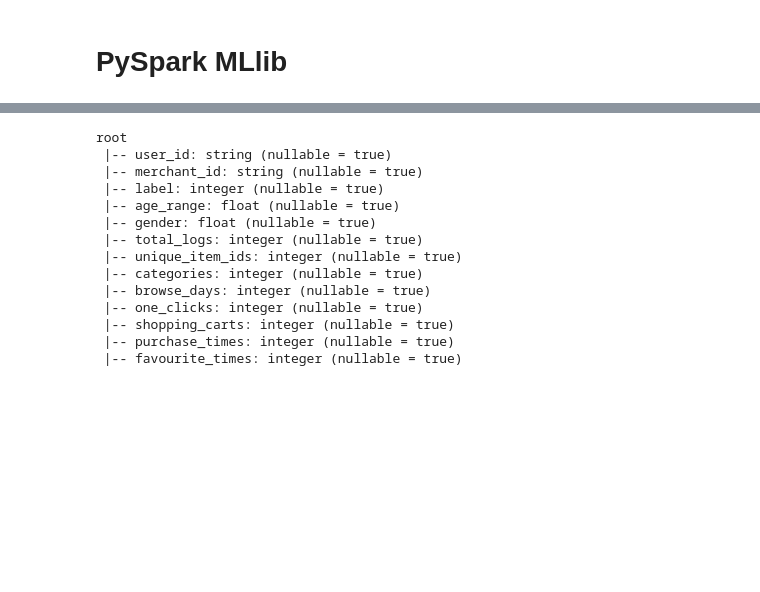
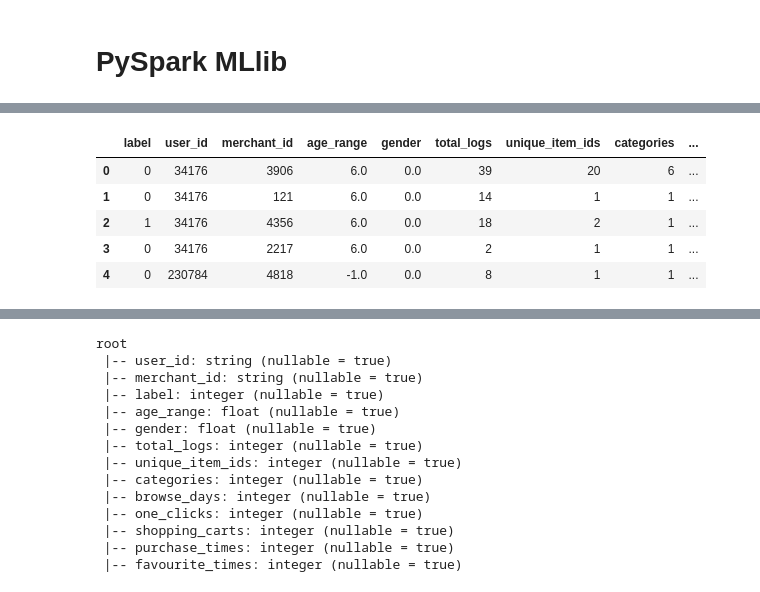
Before and after one commit to cheryl-mxd/Experiment4, a Jupyter notebook: SparkTask4/RebuyPredict.ipynb, the cells around one changed output, grey strips where cells are left out. Cells and saved outputs as stored; diff of their text form; code cells hidden in the pictures; blank space fills up the shorter version.

```diff
--- a/SparkTask4/RebuyPredict.ipynb
+++ b/SparkTask4/RebuyPredict.ipynb
@@ -367,0 +460,10 @@ from pyspark.mllib.classification import LogisticRegressionWithSGD
+# %%
+train_data=pd.concat([train_data['label'],train_data.drop('label',axis=1)],axis=1)
+train_data.head()
+# %% [output]
+|  | label | user_id | merchant_id | age_range | gender | total_logs | unique_item_ids | categories | ... |
+| 0 | 0 | 34176 | 3906 | 6.0 | 0.0 | 39 | 20 | 6 | ... |
+| 1 | 0 | 34176 | 121 | 6.0 | 0.0 | 14 | 1 | 1 | ... |
+| 2 | 1 | 34176 | 4356 | 6.0 | 0.0 | 18 | 2 | 1 | ... |
+| 3 | 0 | 34176 | 2217 | 6.0 | 0.0 | 2 | 1 | 1 | ... |
+| 4 | 0 | 230784 | 4818 | -1.0 | 0.0 | 8 | 1 | 1 | ... |
```
Also changed, not shown: parts of 19 cells of this notebook, 1 other file.
